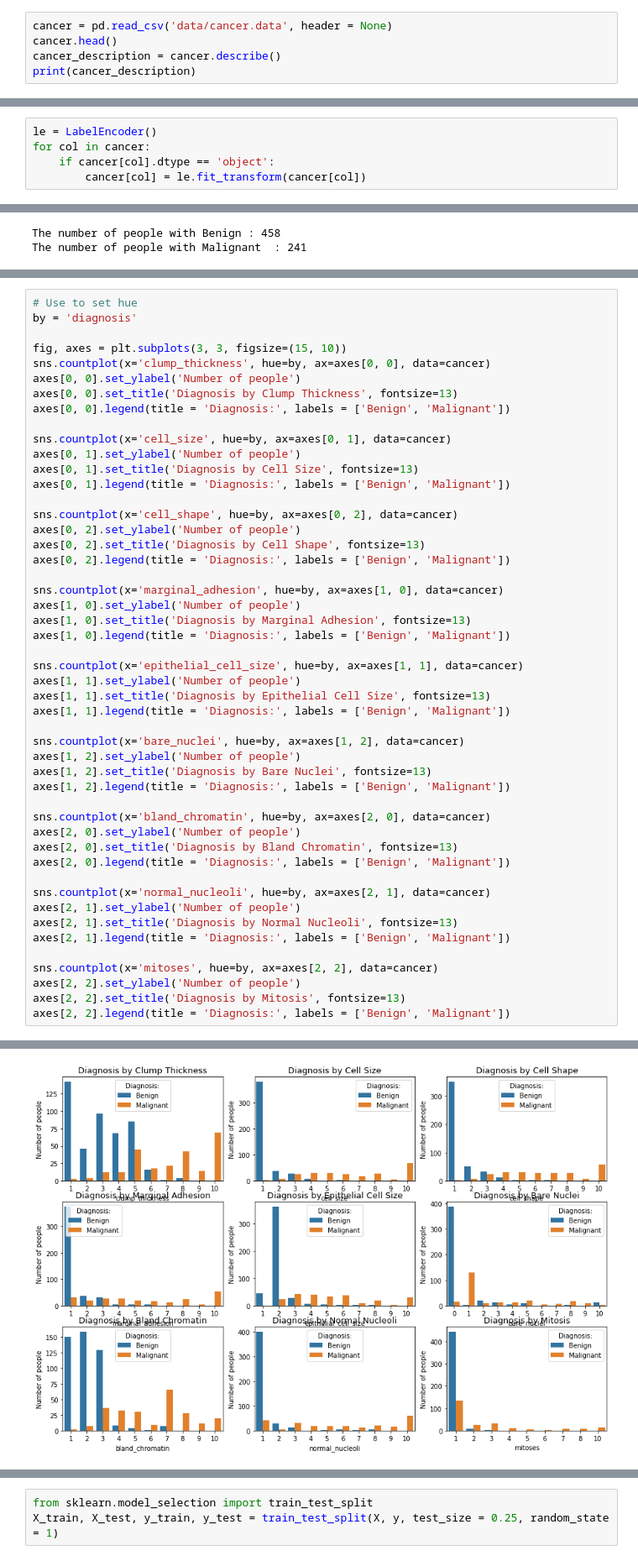
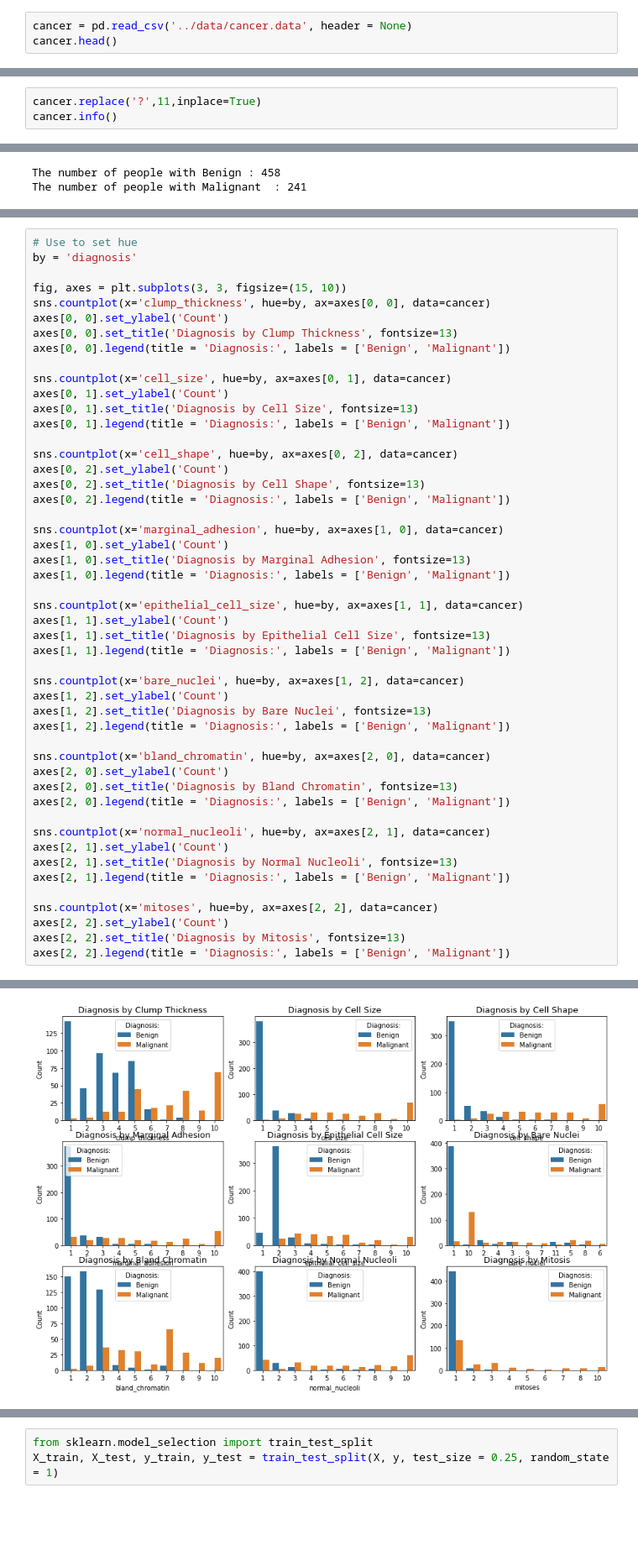
Before and after one commit to boitshepo97/breast-cancer-predictor, a Jupyter notebook: notebook/Breast Cancer Predictor.ipynb, the cells around one changed output, grey strips where cells are left out. Shown at 84% size. Saved outputs shown, nothing was run; the diff lists cells and outputs as text; blank space fills up the shorter version.

```diff
--- a/notebook/Breast Cancer Predictor.ipynb
+++ b/notebook/Breast Cancer Predictor.ipynb
@@ -17,6 +20,4 @@ from sklearn.model_selection import GridSearchCV
 # %%
-cancer = pd.read_csv('data/cancer.data', header = None)
+cancer = pd.read_csv('../data/cancer.data', header = None)
 cancer.head()
-cancer_description = cancer.describe()
-print(cancer_description)
 # %% [output]
@@ -68,0 +46,3 @@ None
+# %%
+cancer.replace('?',11,inplace=True)
+cancer.info()
@@ -69,7 +98,2 @@ None
 # %%
 cancer.drop(['id'],1,inplace=True)
-# %%
-le = LabelEncoder()
-for col in cancer:
-    if cancer[col].dtype == 'object':
-        cancer[col] = le.fit_transform(cancer[col])
@@ -116,49 +146,49 @@ by = 'diagnosis'
 
 fig, axes = plt.subplots(3, 3, figsize=(15, 10))
 sns.countplot(x='clump_thickness', hue=by, ax=axes[0, 0], data=cancer)
-axes[0, 0].set_ylabel('Number of people')
+axes[0, 0].set_ylabel('Count')
 axes[0, 0].set_title('Diagnosis by Clump Thickness', fontsize=13)
 axes[0, 0].legend(title = 'Diagnosis:', labels = ['Benign', 'Malignant'])
 
 sns.countplot(x='cell_size', hue=by, ax=axes[0, 1], data=cancer)
-axes[0, 1].set_ylabel('Number of people')
+axes[0, 1].set_ylabel('Count')
 axes[0, 1].set_title('Diagnosis by Cell Size', fontsize=13)
 axes[0, 1].legend(title = 'Diagnosis:', labels = ['Benign', 'Malignant'])
 
 sns.countplot(x='cell_shape', hue=by, ax=axes[0, 2], data=cancer)
-axes[0, 2].set_ylabel('Number of people')
+axes[0, 2].set_ylabel('Count')
 axes[0, 2].set_title('Diagnosis by Cell Shape', fontsize=13)
 axes[0, 2].legend(title = 'Diagnosis:', labels = ['Benign', 'Malignant'])
 
 sns.countplot(x='marginal_adhesion', hue=by, ax=axes[1, 0], data=cancer)
-axes[1, 0].set_ylabel('Number of people')
+axes[1, 0].set_ylabel('Count')
 axes[1, 0].set_title('Diagnosis by Marginal Adhesion', fontsize=13)
 axes[1, 0].legend(title = 'Diagnosis:', labels = ['Benign', 'Malignant'])
 
 sns.countplot(x='epithelial_cell_size', hue=by, ax=axes[1, 1], data=cancer)
-axes[1, 1].set_ylabel('Number of people')
+axes[1, 1].set_ylabel('Count')
 axes[1, 1].set_title('Diagnosis by Epithelial Cell Size', fontsize=13)
 axes[1, 1].legend(title = 'Diagnosis:', labels = ['Benign', 'Malignant'])
 
 sns.countplot(x='bare_nuclei', hue=by, ax=axes[1, 2], data=cancer)
-axes[1, 2].set_ylabel('Number of people')
+axes[1, 2].set_ylabel('Count')
 axes[1, 2].set_title('Diagnosis by Bare Nuclei', fontsize=13)
 axes[1, 2].legend(title = 'Diagnosis:', labels = ['Benign', 'Malignant'])
 
 sns.countplot(x='bland_chromatin', hue=by, ax=axes[2, 0], data=cancer)
-axes[2, 0].set_ylabel('Number of people')
+axes[2, 0].set_ylabel('Count')
 axes[2, 0].set_title('Diagnosis by Bland Chromatin', fontsize=13)
 axes[2, 0].legend(title = 'Diagnosis:', labels = ['Benign', 'Malignant'])
 
 sns.countplot(x='normal_nucleoli', hue=by, ax=axes[2, 1], data=cancer)
-axes[2, 1].set_ylabel('Number of people')
+axes[2, 1].set_ylabel('Count')
 axes[2, 1].set_title('Diagnosis by Normal Nucleoli', fontsize=13)
 axes[2, 1].legend(title = 'Diagnosis:', labels = ['Benign', 'Malignant'])
 
 sns.countplot(x='mitoses', hue=by, ax=axes[2, 2], data=cancer)
-axes[2, 2].set_ylabel('Number of people')
+axes[2, 2].set_ylabel('Count')
 axes[2, 2].set_title('Diagnosis by Mitosis', fontsize=13)
 axes[2, 2].legend(title = 'Diagnosis:', labels = ['Benign', 'Malignant'])
 # %% [output]
 <matplotlib.legend.Legend at 0x...>
-[figure, old version]
+[figure, new version]
```
Also changed, not shown: parts of 26 cells of this notebook.
